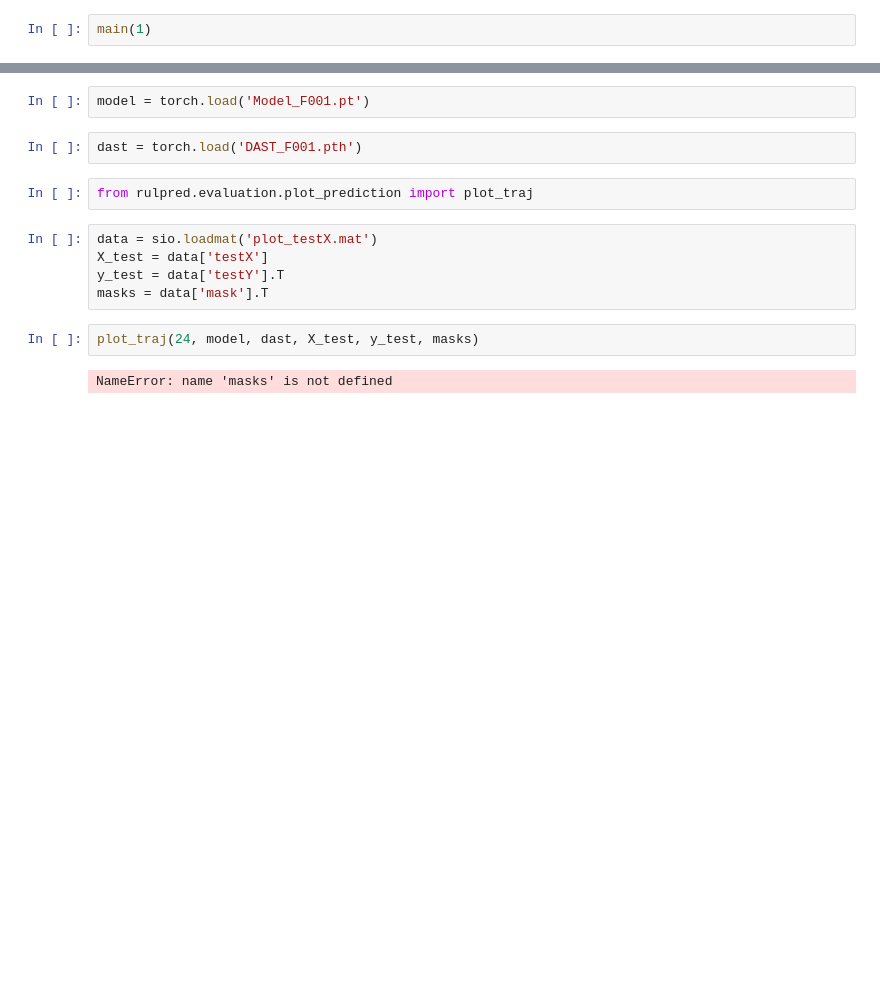
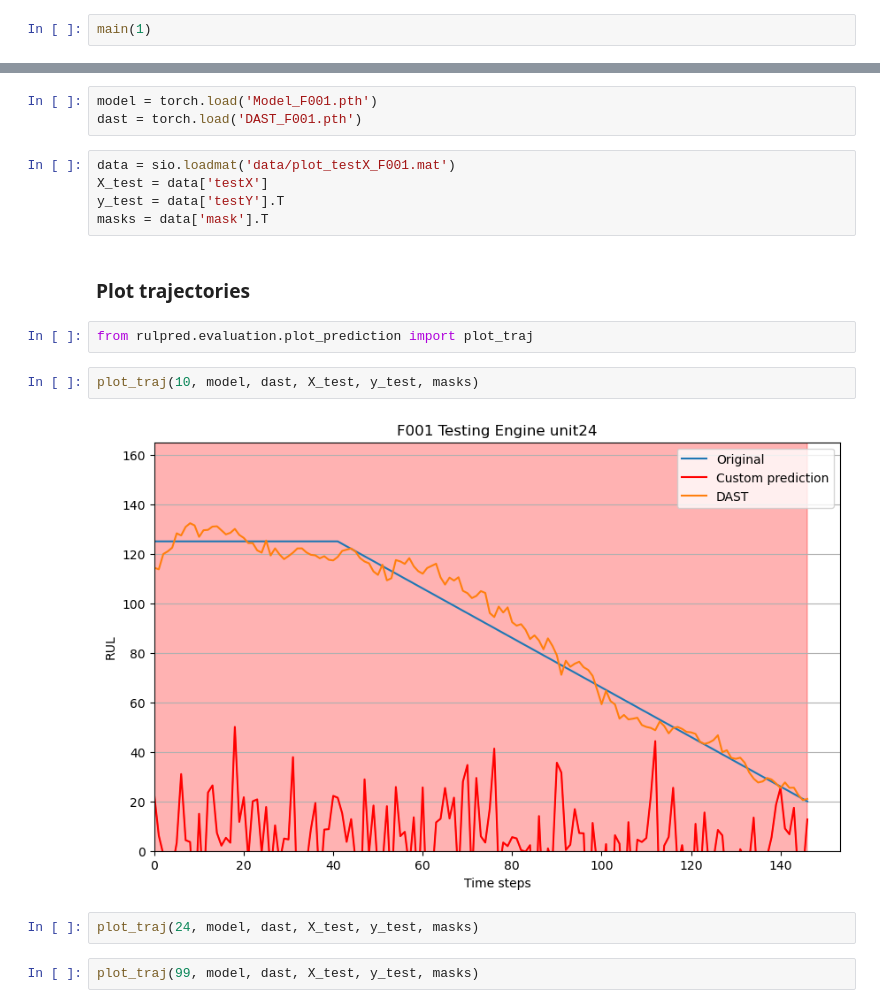
Before and after one commit to sashaatlasov/RUL-prediction, a Jupyter notebook: example/example.ipynb, the cells around one changed output, grey strips where cells are left out. Cells and saved outputs as stored; diff of their text form; blank space fills up the shorter version.

```diff
--- a/example/example.ipynb
+++ b/example/example.ipynb
@@ -90,15 +80,20 @@ main(1)
 # %%
-model = torch.load('Model_F001.pt')
+model = torch.load('Model_F001.pth')
+dast = torch.load('DAST_F001.pth')
-# %%
-dast = torch.load('DAST_F001.pth')
-# %%
-from rulpred.evaluation.plot_prediction import plot_traj
 # %%
-data = sio.loadmat('plot_testX.mat')
+data = sio.loadmat('data/plot_testX_F001.mat')
 X_test = data['testX']
 y_test = data['testY'].T
 masks = data['mask'].T
+# %% [markdown]
+### Plot trajectories
+# %%
+from rulpred.evaluation.plot_prediction import plot_traj
 # %%
-plot_traj(24, model, dast, X_test, y_test, masks)
+plot_traj(10, model, dast, X_test, y_test, masks)
 # %% [output]
-NameError: name 'masks' is not defined
+[figure, added]
+# %%
+plot_traj(24, model, dast, X_test, y_test, masks)
+# %%
+plot_traj(99, model, dast, X_test, y_test, masks)
```
Also changed, not shown: parts of 6 cells of this notebook, 3 other files.
